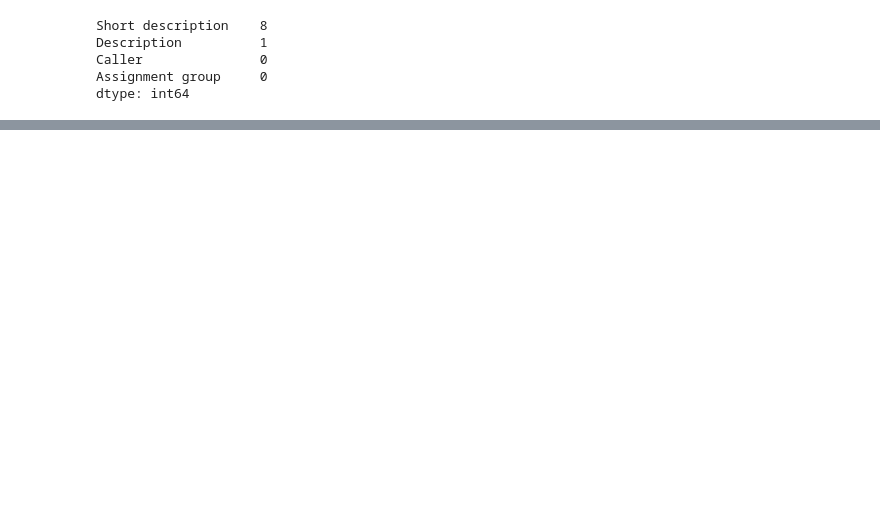
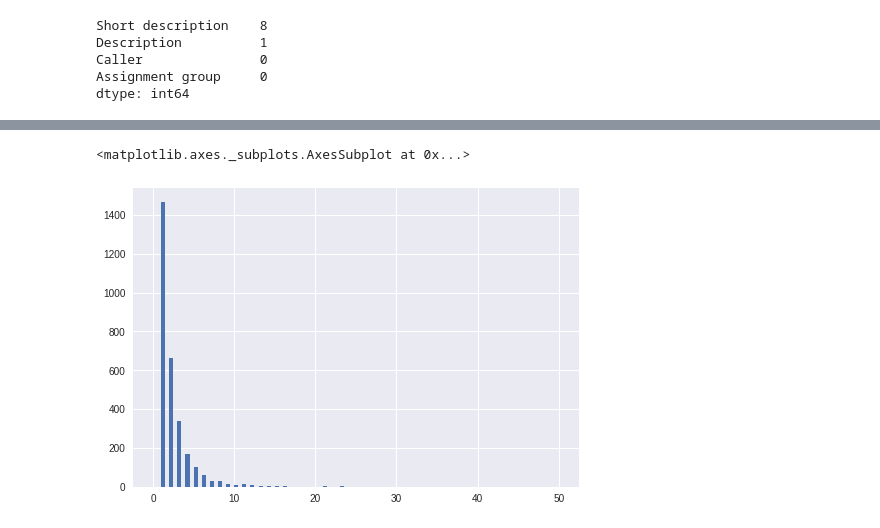
Before and after one commit to mkmanianv/automaticTicketAssignment, a Jupyter notebook: NLP_Automatic_Ticket_Assignment_Capstone_Project_Soundar.ipynb, the cells around one changed output, grey strips where cells are left out. Saved outputs shown, nothing was run; the diff lists cells and outputs as text; code cells hidden in the pictures; blank space fills up the shorter version.

```diff
--- a/NLP_Automatic_Ticket_Assignment_Capstone_Project_Soundar.ipynb
+++ b/NLP_Automatic_Ticket_Assignment_Capstone_Project_Soundar.ipynb
@@ -170,0 +180,10 @@ GRP_73
+# %%
+asnGroupBy = ticket_df.groupby(['Assignment group'])
+others=[]
+for grp in ticket_df['Assignment group'].unique():
+  if(asnGroupBy.get_group(grp).shape[0]<5):
+    others.append(grp)
+print('Found {} groups which have under 5 samples'.format(len(others)))
+ticket_df['Assignment group']=ticket_df['Assignment group'].apply(lambda x : 'OTHERS' if x in others  else x)
+
+ticket_df['Assignment group'].unique()
@@ -170,0 +209,4 @@ GRP_73
+# %%
+callersCntDF = ticket_df['Caller'].value_counts()
+print(callersCntDF.describe())
+callersCntDF.head()
@@ -170,0 +229,5 @@ GRP_73
+# %%
+callersCntDF.hist(bins=100,range=(0,50))
+# %% [output]
+<matplotlib.axes._subplots.AxesSubplot at 0x...>
+[figure, added]
```
Also changed, not shown: parts of 67 cells of this notebook.
